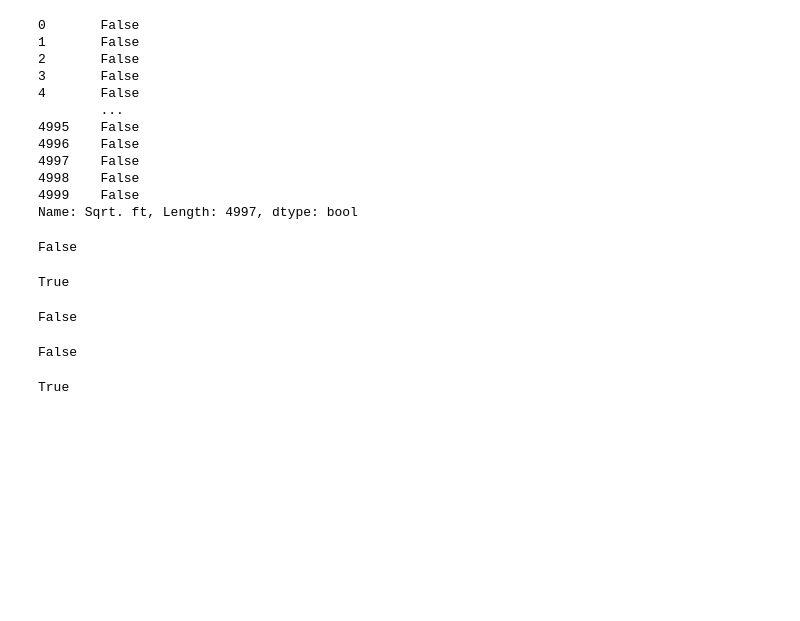
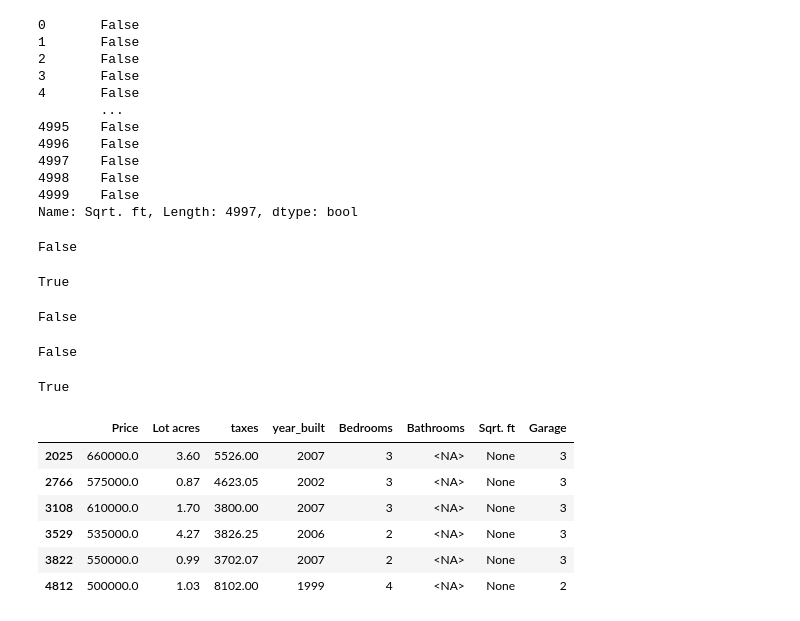
Before and after one commit to Jiji-96/Data-Cleaning-and-EDA, a Jupyter notebook: google_drive_data.ipynb, the cells around one changed output. Drawn from its saved outputs; the diff is of its cells as text; code cells hidden in the pictures; blank space fills up the shorter version.

```diff
--- a/google_drive_data.ipynb
+++ b/google_drive_data.ipynb
@@ -323,3 +323,13 @@ df2['Bathrooms'].isnull().values.any()
 True
 # %%
 #found some null values in 'Bathrooms'
+# %%
+df2.loc[df2['Bathrooms'].isnull()]
+# %% [output]
+|  | Price | Lot acres | taxes | year_built | Bedrooms | Bathrooms | Sqrt. ft | Garage |
+| 2025 | 660000.0 | 3.60 | 5526.00 | 2007 | 3 | <NA> | None | 3 |
+| 2766 | 575000.0 | 0.87 | 4623.05 | 2002 | 3 | <NA> | None | 3 |
+| 3108 | 610000.0 | 1.70 | 3800.00 | 2007 | 3 | <NA> | None | 3 |
+| 3529 | 535000.0 | 4.27 | 3826.25 | 2006 | 2 | <NA> | None | 3 |
+| 3822 | 550000.0 | 0.99 | 3702.07 | 2007 | 2 | <NA> | None | 3 |
+| 4812 | 500000.0 | 1.03 | 8102.00 | 1999 | 4 | <NA> | None | 2 |
```
